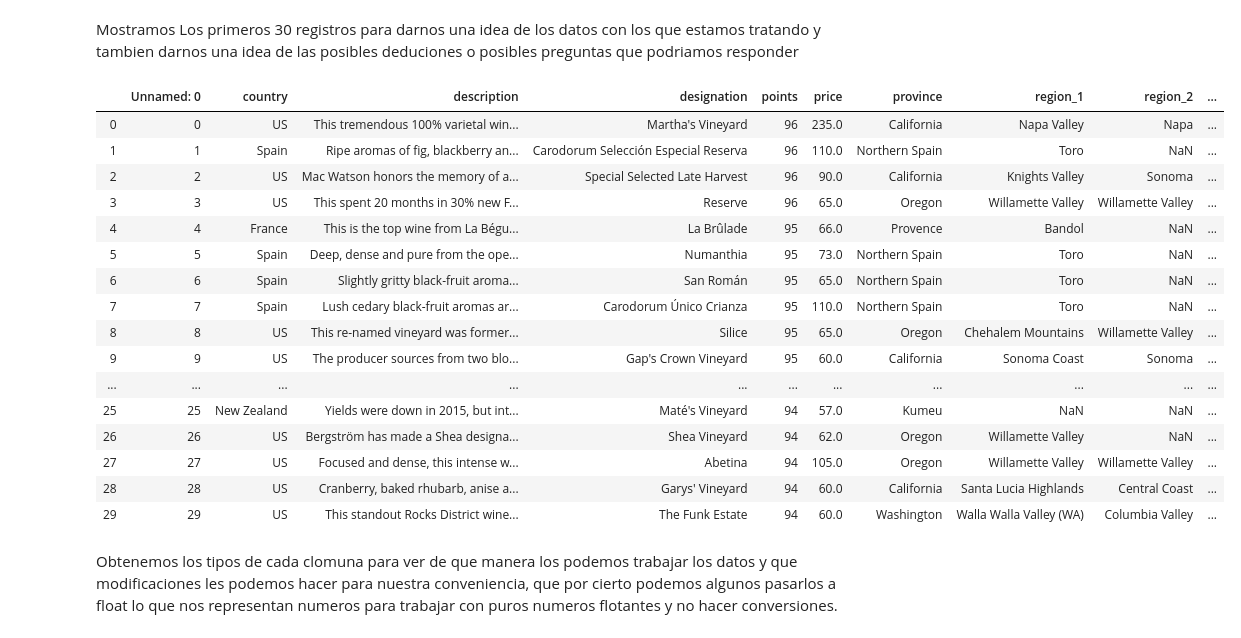
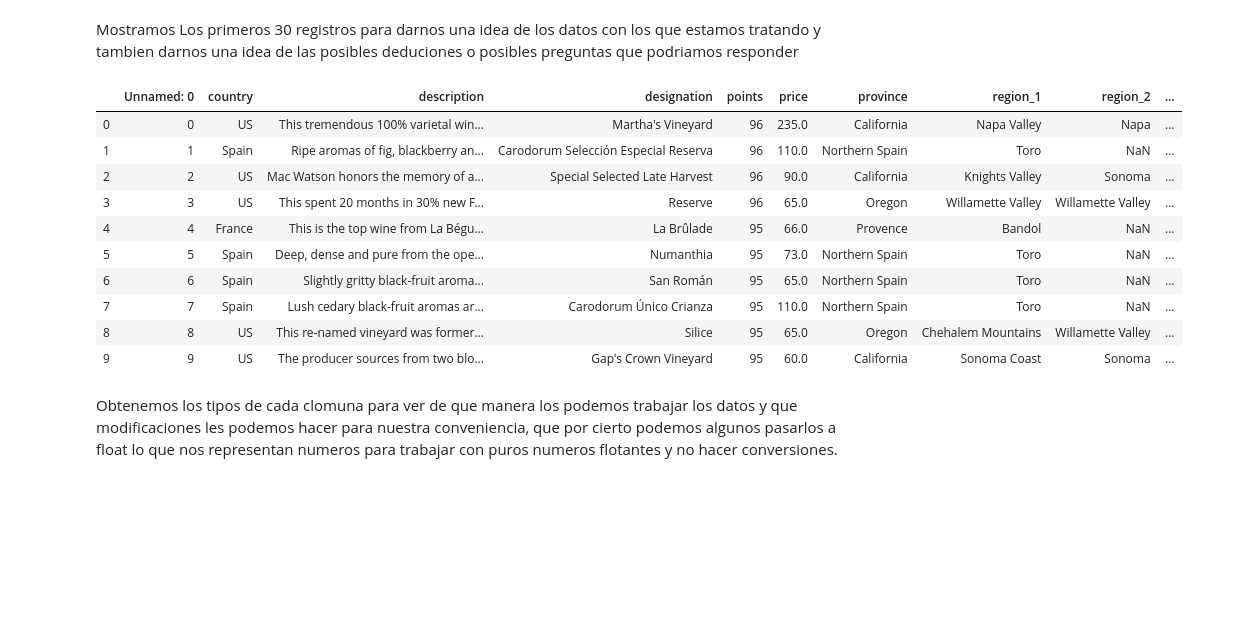
Before and after one commit to ryangzz/Mineria_de_datos, a Jupyter notebook: practica2.ipynb, the cells around one changed output. Saved outputs shown, nothing was run; the diff lists cells and outputs as text; code cells hidden in the pictures; blank space fills up the shorter version.

```diff
--- a/practica2.ipynb
+++ b/practica2.ipynb
@@ -19,25 +19,19 @@ df.shape
 # %% [markdown]
 Mostramos Los primeros 30 registros para darnos una idea de los datos con los que estamos tratando y tambien darnos una idea de las posibles deduciones o posibles preguntas que podriamos responder
 # %%
-df.head(30)
+df.head(10)
 # %% [output]
 |  | Unnamed: 0 | country | description | designation | points | price | province | region_1 | region_2 | ... |
 | 0 | 0 | US | This tremendous 100% varietal win... | Martha's Vineyard | 96 | 235.0 | California | Napa Valley | Napa | ... |
 | 1 | 1 | Spain | Ripe aromas of fig, blackberry an... | Carodorum Selección Especial Reserva | 96 | 110.0 | Northern Spain | Toro | NaN | ... |
 | 2 | 2 | US | Mac Watson honors the memory of a... | Special Selected Late Harvest | 96 | 90.0 | California | Knights Valley | Sonoma | ... |
 | 3 | 3 | US | This spent 20 months in 30% new F... | Reserve | 96 | 65.0 | Oregon | Willamette Valley | Willamette Valley | ... |
 | 4 | 4 | France | This is the top wine from La Bégu... | La Brûlade | 95 | 66.0 | Provence | Bandol | NaN | ... |
 | 5 | 5 | Spain | Deep, dense and pure from the ope... | Numanthia | 95 | 73.0 | Northern Spain | Toro | NaN | ... |
 | 6 | 6 | Spain | Slightly gritty black-fruit aroma... | San Román | 95 | 65.0 | Northern Spain | Toro | NaN | ... |
 | 7 | 7 | Spain | Lush cedary black-fruit aromas ar... | Carodorum Único Crianza | 95 | 110.0 | Northern Spain | Toro | NaN | ... |
 | 8 | 8 | US | This re-named vineyard was former... | Silice | 95 | 65.0 | Oregon | Chehalem Mountains | Willamette Valley | ... |
 | 9 | 9 | US | The producer sources from two blo... | Gap's Crown Vineyard | 95 | 60.0 | California | Sonoma Coast | Sonoma | ... |
-| ... | ... | ... | ... | ... | ... | ... | ... | ... | ... | ... |
-| 25 | 25 | New Zealand | Yields were down in 2015, but int... | Maté's Vineyard | 94 | 57.0 | Kumeu | NaN | NaN | ... |
-| 26 | 26 | US | Bergström has made a Shea designa... | Shea Vineyard | 94 | 62.0 | Oregon | Willamette Valley | NaN | ... |
-| 27 | 27 | US | Focused and dense, this intense w... | Abetina | 94 | 105.0 | Oregon | Willamette Valley | Willamette Valley | ... |
-| 28 | 28 | US | Cranberry, baked rhubarb, anise a... | Garys' Vineyard | 94 | 60.0 | California | Santa Lucia Highlands | Central Coast | ... |
-| 29 | 29 | US | This standout Rocks District wine... | The Funk Estate | 94 | 60.0 | Washington | Walla Walla Valley (WA) | Columbia Valley | ... |
 # %% [markdown]
 Obtenemos los tipos de cada clomuna para ver de que manera los podemos trabajar los datos y que modificaciones les podemos hacer para nuestra conveniencia, que por cierto podemos algunos pasarlos a float lo que nos representan numeros para trabajar con puros numeros flotantes y no hacer conversiones.
 # %%
```
Also changed, not shown: parts of 19 cells of this notebook.
